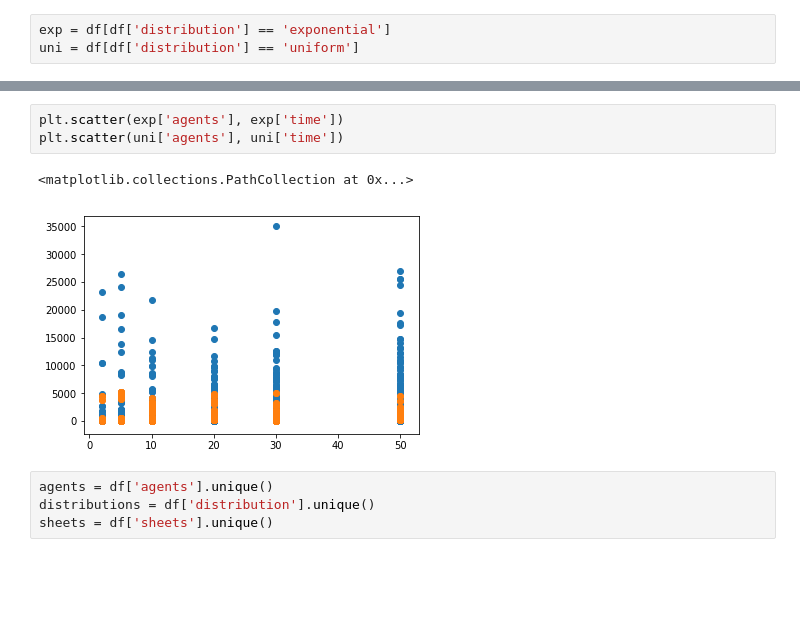
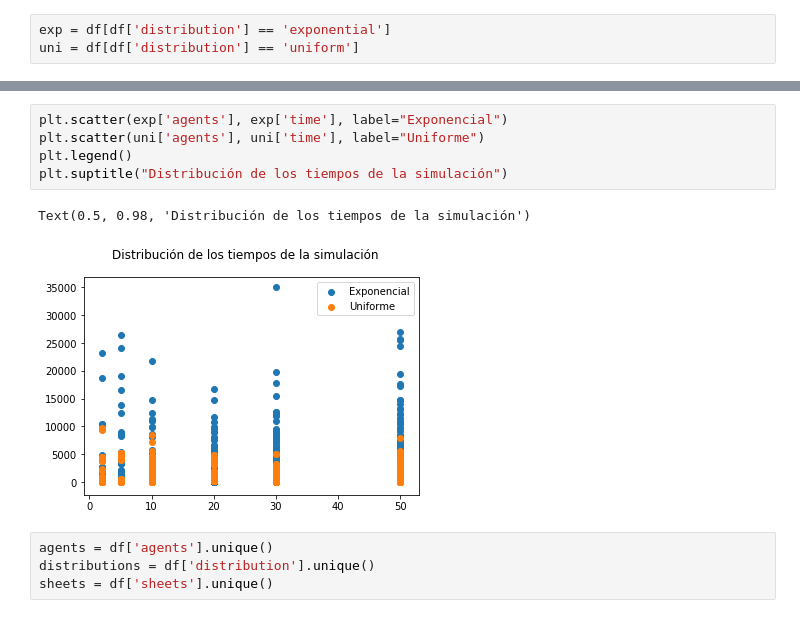
Before and after one commit to fstovarr/stochastic-models, a Jupyter notebook: exams/second/GlueSheetsProblem/analysis_results.ipynb, the cells around one changed output, grey strips where cells are left out. Drawn from its saved outputs; the diff is of its cells as text; blank space fills up the shorter version.

```diff
--- a/exams/second/GlueSheetsProblem/analysis_results.ipynb
+++ b/exams/second/GlueSheetsProblem/analysis_results.ipynb
@@ -83,9 +83,11 @@ uni.describe()
 # %%
-plt.scatter(exp['agents'], exp['time'])
-plt.scatter(uni['agents'], uni['time'])
+plt.scatter(exp['agents'], exp['time'], label="Exponencial")
+plt.scatter(uni['agents'], uni['time'], label="Uniforme")
+plt.legend()
+plt.suptitle("Distribución de los tiempos de la simulación")
 # %% [output]
-<matplotlib.collections.PathCollection at 0x...>
+Text(0.5, 0.98, 'Distribución de los tiempos de la simulación')
-[figure, old version]
+[figure, new version]
 # %%
 agents = df['agents'].unique()
 distributions = df['distribution'].unique()
```
Also changed, not shown: parts of 8 cells of this notebook, 3 other files.
